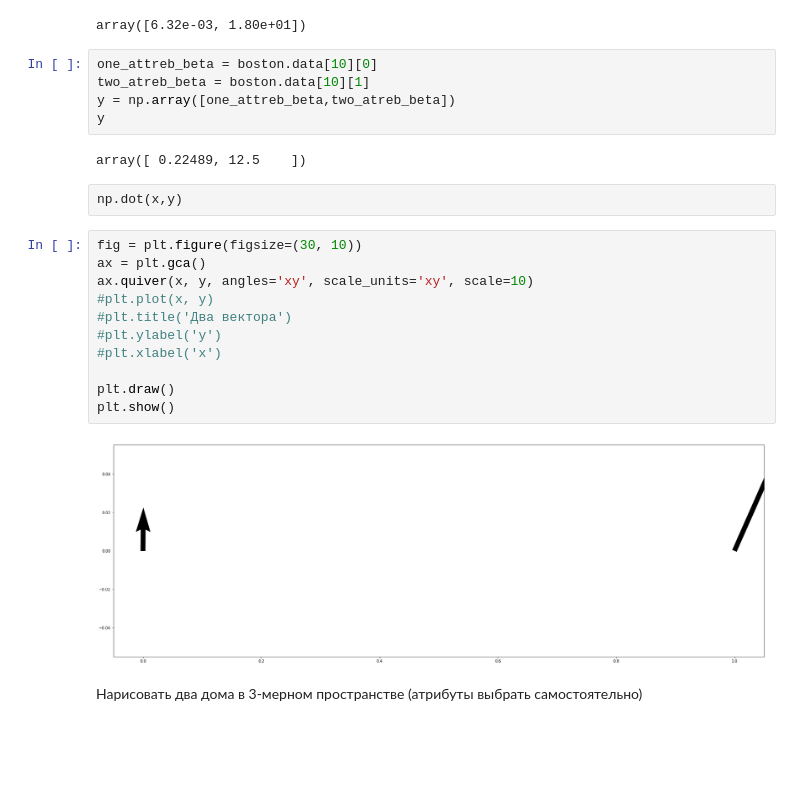
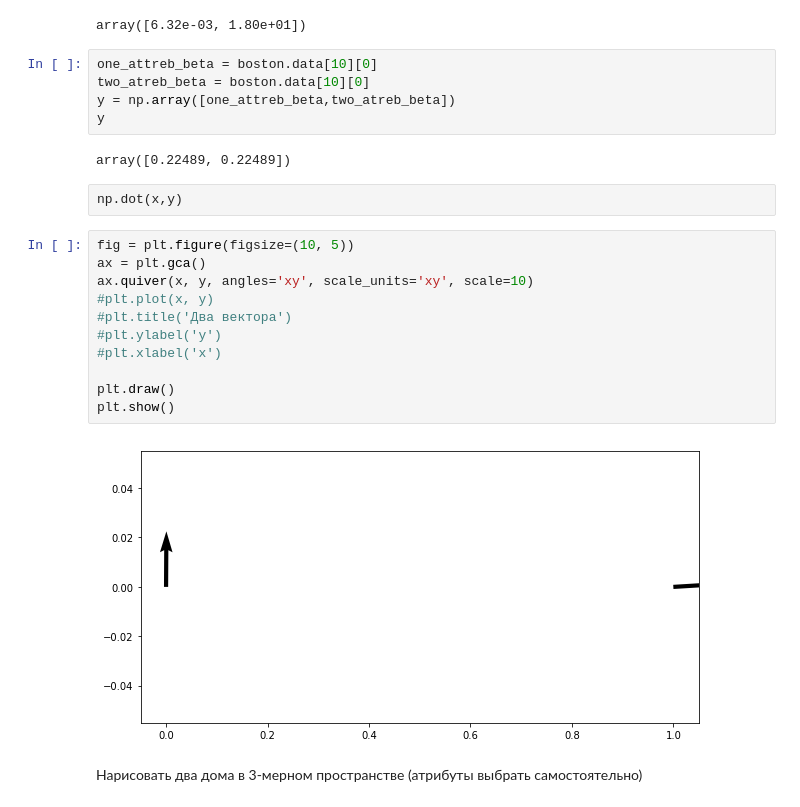
Before and after one commit to Alexander-ASU/sql, a Jupyter notebook: Python 3/Занятие №1 матан.ipynb, the cells around one changed output. Saved outputs shown, nothing was run; the diff lists cells and outputs as text; blank space fills up the shorter version.

```diff
--- a/Python 3/Занятие №1 матан.ipynb
+++ b/Python 3/Занятие №1 матан.ipynb
@@ -37,26 +37,26 @@ x
 array([6.32e-03, 1.80e+01])
 # %%
 one_attreb_beta = boston.data[10][0]
-two_atreb_beta = boston.data[10][1]
+two_atreb_beta = boston.data[10][0]
 y = np.array([one_attreb_beta,two_atreb_beta])
 y
 # %% [output]
-array([ 0.22489, 12.5    ])
+array([0.22489, 0.22489])
 # %% [raw]
 np.dot(x,y)
 # %%
-fig = plt.figure(figsize=(30, 10))
+fig = plt.figure(figsize=(10, 5))
 ax = plt.gca()
 ax.quiver(x, y, angles='xy', scale_units='xy', scale=10)
 #plt.plot(x, y)
 #plt.title('Два вектора')
 #plt.ylabel('y')
 #plt.xlabel('x')
 
 plt.draw()
 plt.show()
 # %% [output]
-[figure, old version]
+[figure, new version]
 # %% [markdown]
 Нарисовать два дома в 3-мерном пространстве (атрибуты выбрать самостоятельно)
 # %%
```
Also changed, not shown: parts of 1 cell of this notebook.
